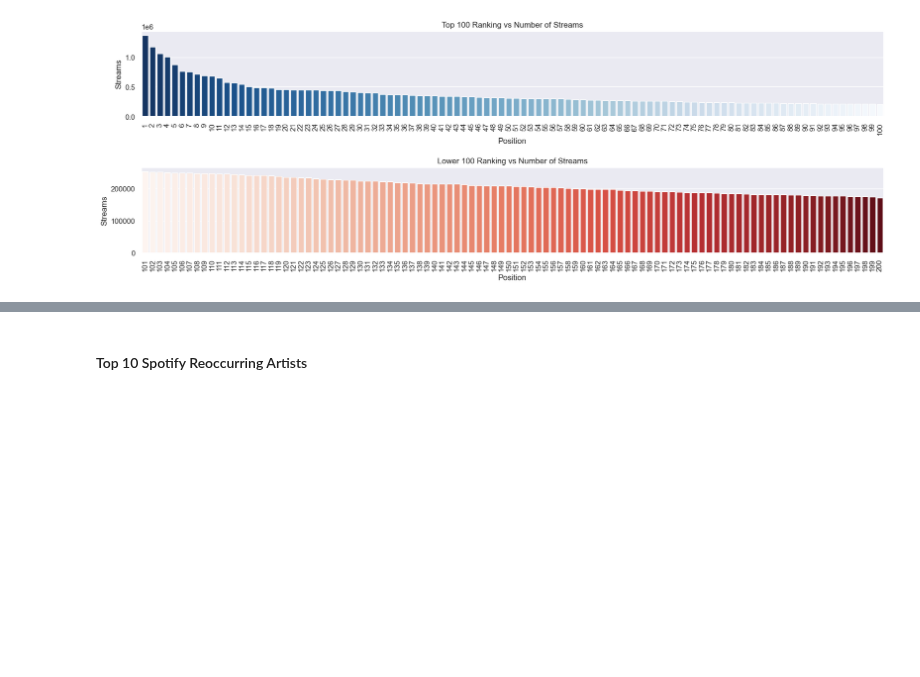
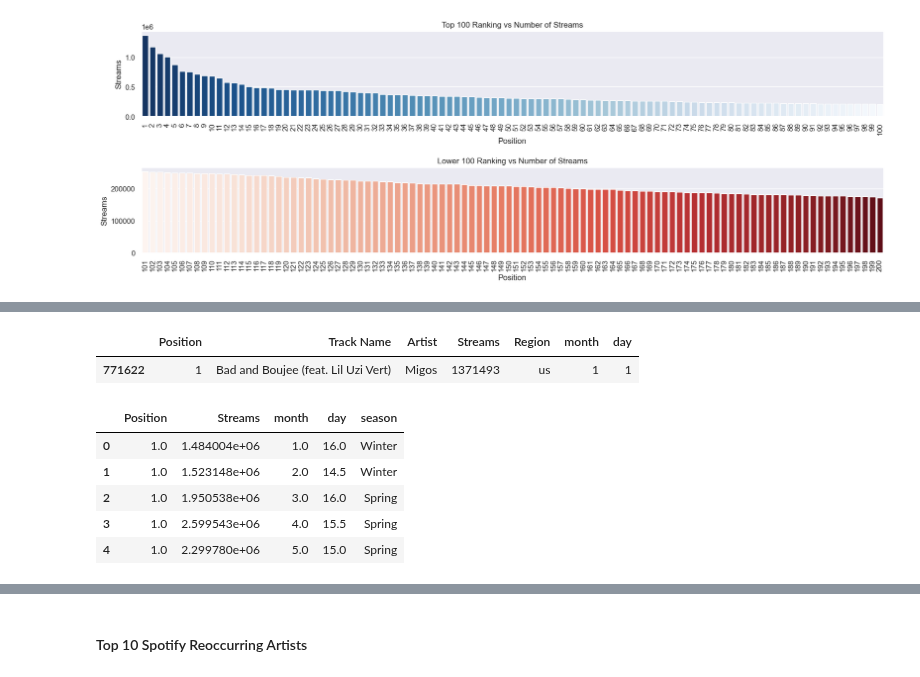
Before and after one commit to hypothetical-lemon/COMP4449-capstone, a Jupyter notebook: midterm/heather_lemon_midterm.ipynb, the cells around one changed output, grey strips where cells are left out. Cells and saved outputs as stored; diff of their text form; code cells hidden in the pictures; blank space fills up the shorter version.

```diff
--- a/midterm/heather_lemon_midterm.ipynb
+++ b/midterm/heather_lemon_midterm.ipynb
@@ -504,0 +498,33 @@ artist_group.rename(columns={'': 'Artist'})
+# %%
+ranking_spotify_1['month'] = ranking_spotify_1['Date'].dt.month
+ranking_spotify_1['day'] = ranking_spotify_1['Date'].dt.day
+ranking_spotify_1.drop('Date', inplace=True, axis=1)
+ranking_spotify_1.head(1)
+# %% [output]
+|  | Position | Track Name | Artist | Streams | Region | month | day |
+| 771622 | 1 | Bad and Boujee (feat. Lil Uzi Vert) | Migos | 1371493 | us | 1 | 1 |
+# %%
+def MonthToSeason(x):
+    if x == 6 or x == 7 or x == 8:
+            season = "Summer"
+    elif x == 9 or x == 10 or x == 11:
+            season = "Fall"
+    elif x == 12 or x == 1 or x == 2:
+            season = "Winter"
+    elif x == 3 or x == 4 or x == 5:
+            season = "Spring"
+    else:
+            season = np.nan
+    return season
+
+seasonal_position = ranking_spotify_1[ranking_spotify_1.Position == 1]
+seasonal_position = seasonal_position.select_dtypes(include=[np.number]).groupby(seasonal_position.month, as_index=False).agg('mean')
+seasonal_position['season'] = seasonal_position['month'].apply(lambda x: MonthToSeason(x))
+seasonal_position.head()
+# %% [output]
+|  | Position | Streams | month | day | season |
+| 0 | 1.0 | 1.484004e+06 | 1.0 | 16.0 | Winter |
+| 1 | 1.0 | 1.523148e+06 | 2.0 | 14.5 | Winter |
+| 2 | 1.0 | 1.950538e+06 | 3.0 | 16.0 | Spring |
+| 3 | 1.0 | 2.599543e+06 | 4.0 | 15.5 | Spring |
+| 4 | 1.0 | 2.299780e+06 | 5.0 | 15.0 | Spring |
```
Also changed, not shown: parts of 35 cells of this notebook.
